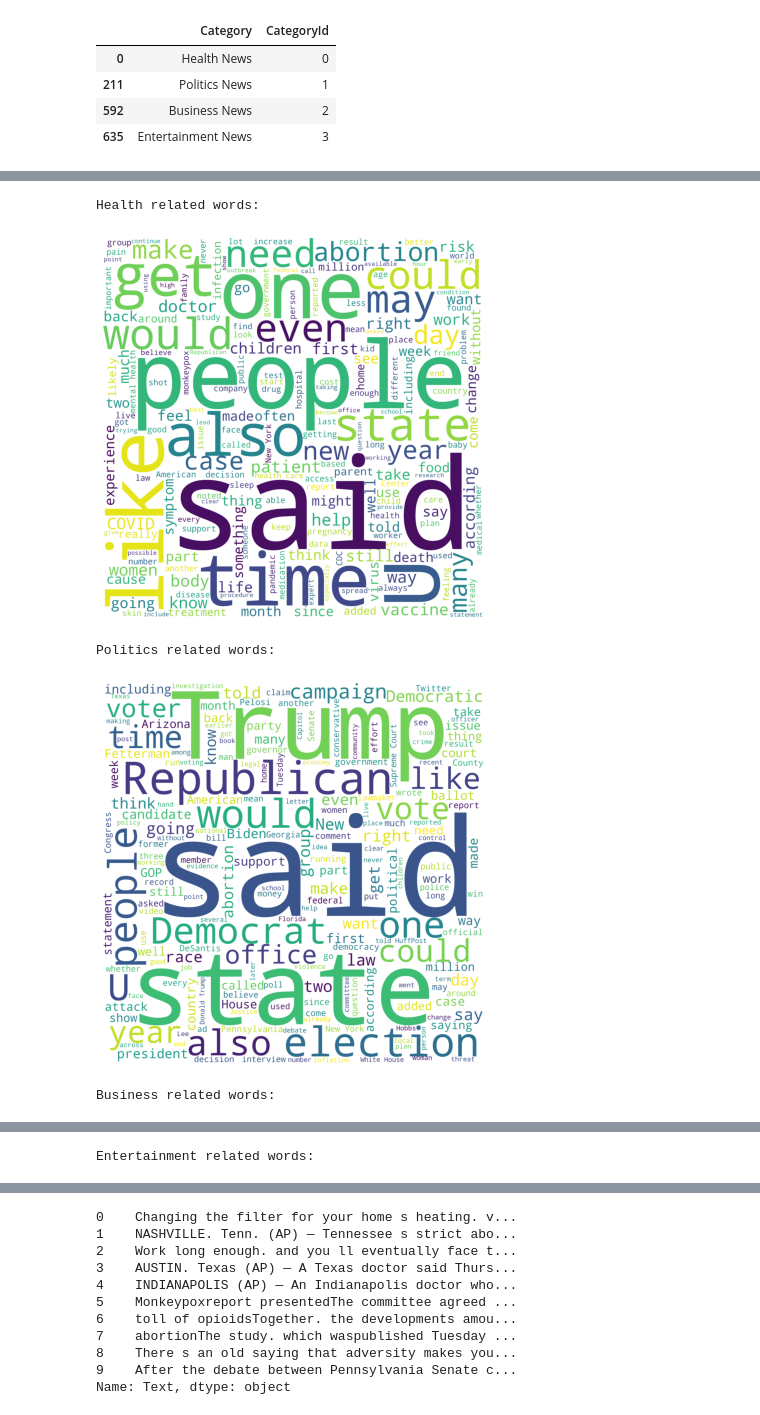
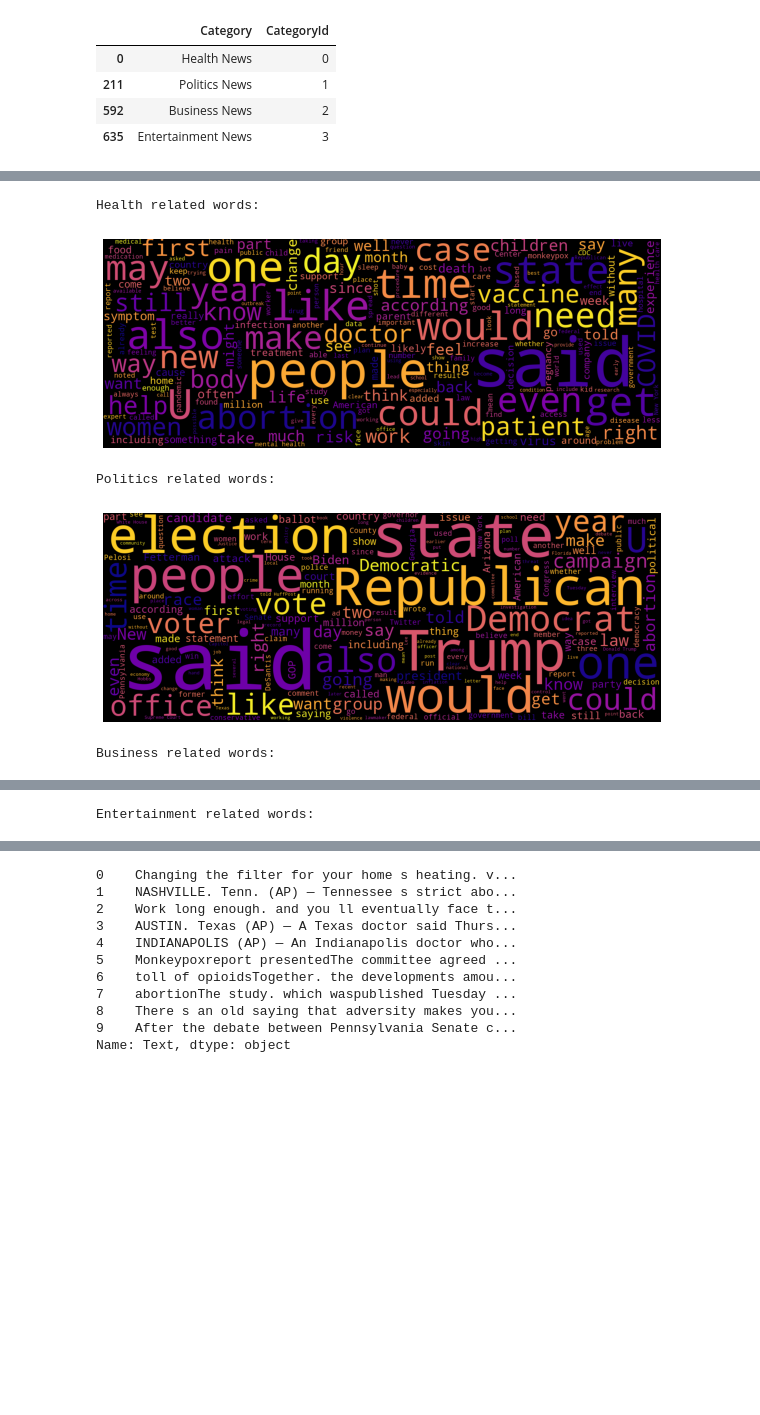
Before and after one commit to James030913/AiAssignment, a Jupyter notebook: AIAsm.ipynb, the cells around one changed output, grey strips where cells are left out. Saved outputs shown, nothing was run; the diff lists cells and outputs as text; code cells hidden in the pictures; blank space fills up the shorter version.

```diff
--- a/AIAsm.ipynb
+++ b/AIAsm.ipynb
@@ -41,7 +42,7 @@ from sklearn.naive_bayes import GaussianNB,MultinomialNB,BernoulliNB
 [nltk_data]     C:\Users\user\AppData\Roaming\nltk_data...
 [nltk_data]   Package punkt is already up-to-date!
 # %%
-dataset = pd.read_csv("HuffPostNews_Train.csv")
+dataset = pd.read_csv("Dataset.csv")
 print(dataset.head())
 # %% [output]
                                                 Text     Category
@@ -117,42 +122,44 @@ Entertainment = dataset[dataset['CategoryId'] == 3]
 
 Entertainment = Entertainment['Text']
 
-def wordcloud_draw(dataset, color = 'white'):
+def wordcloud_draw(dataset, color = 'black'):
 
     words = ' '.join(dataset)
 
     cleaned_word = ' '.join([word for word in words.split()
 
     if (word != 'news' and word != 'text')])
 
     wordcloud = WordCloud(stopwords = stop,
 
     background_color = color,
 
-    width = 2500, height = 2500).generate(cleaned_word)
+    contour_color='black', colormap='plasma',
+
+    width = 1600, height = 600).generate(cleaned_word)
 
     plt.figure(1, figsize = (10,7))
 
     plt.imshow(wordcloud)
 
     plt.axis("off")
 
     plt.show()
 
 print("Health related words:")
-wordcloud_draw(Health, 'white')
+wordcloud_draw(Health, 'black')
 
 print("Politics related words:")
-wordcloud_draw(Politics, 'white')
+wordcloud_draw(Politics, 'black')
 
 print("Business related words:")
-wordcloud_draw(Business, 'white')
+wordcloud_draw(Business, 'black')
 
 print("Entertainment related words:")
-wordcloud_draw(Entertainment, 'white')
+wordcloud_draw(Entertainment, 'black')
 # %% [output]
 Health related words:
-[figure, old version]
+[figure, new version]
 Politics related words:
-[figure, old version]
+[figure, new version]
 Business related words:
```
Also changed, not shown: parts of 23 cells of this notebook, 2 other files.
